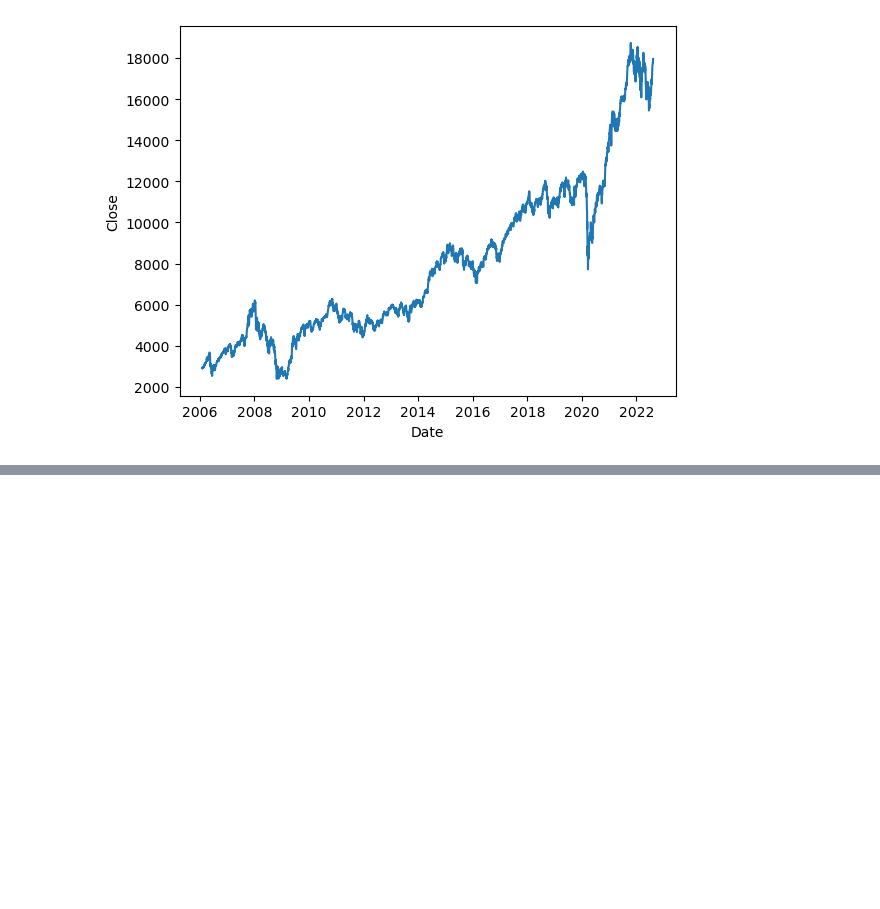
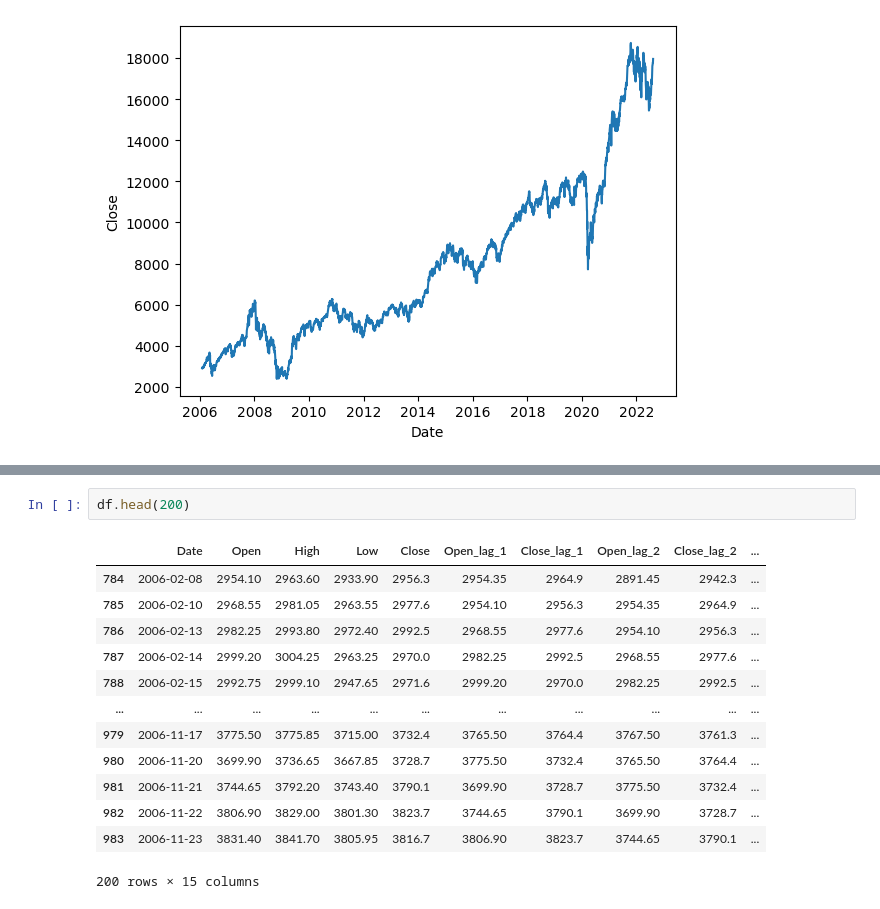
Before and after one commit to nitindhami/StockPrediction, a Jupyter notebook: archive/StockAnalysis.ipynb, the cells around one changed output, grey strips where cells are left out. Cells and saved outputs as stored; diff of their text form; blank space fills up the shorter version.

```diff
--- a/archive/StockAnalysis.ipynb
+++ b/archive/StockAnalysis.ipynb
@@ -99,0 +112,16 @@ sns.lineplot(x='Date', y='Close', data=df)
+# %%
+df.head(200)
+# %% [output]
+|  | Date | Open | High | Low | Close | Open_lag_1 | Close_lag_1 | Open_lag_2 | Close_lag_2 | ... |
+| 784 | 2006-02-08 | 2954.10 | 2963.60 | 2933.90 | 2956.3 | 2954.35 | 2964.9 | 2891.45 | 2942.3 | ... |
+| 785 | 2006-02-10 | 2968.55 | 2981.05 | 2963.55 | 2977.6 | 2954.10 | 2956.3 | 2954.35 | 2964.9 | ... |
+| 786 | 2006-02-13 | 2982.25 | 2993.80 | 2972.40 | 2992.5 | 2968.55 | 2977.6 | 2954.10 | 2956.3 | ... |
+| 787 | 2006-02-14 | 2999.20 | 3004.25 | 2963.25 | 2970.0 | 2982.25 | 2992.5 | 2968.55 | 2977.6 | ... |
+| 788 | 2006-02-15 | 2992.75 | 2999.10 | 2947.65 | 2971.6 | 2999.20 | 2970.0 | 2982.25 | 2992.5 | ... |
+| ... | ... | ... | ... | ... | ... | ... | ... | ... | ... | ... |
+| 979 | 2006-11-17 | 3775.50 | 3775.85 | 3715.00 | 3732.4 | 3765.50 | 3764.4 | 3767.50 | 3761.3 | ... |
+| 980 | 2006-11-20 | 3699.90 | 3736.65 | 3667.85 | 3728.7 | 3775.50 | 3732.4 | 3765.50 | 3764.4 | ... |
+| 981 | 2006-11-21 | 3744.65 | 3792.20 | 3743.40 | 3790.1 | 3699.90 | 3728.7 | 3775.50 | 3732.4 | ... |
+| 982 | 2006-11-22 | 3806.90 | 3829.00 | 3801.30 | 3823.7 | 3744.65 | 3790.1 | 3699.90 | 3728.7 | ... |
+| 983 | 2006-11-23 | 3831.40 | 3841.70 | 3805.95 | 3816.7 | 3806.90 | 3823.7 | 3744.65 | 3790.1 | ... |
+200 rows × 15 columns
```
Also changed, not shown: parts of 4 cells of this notebook.
